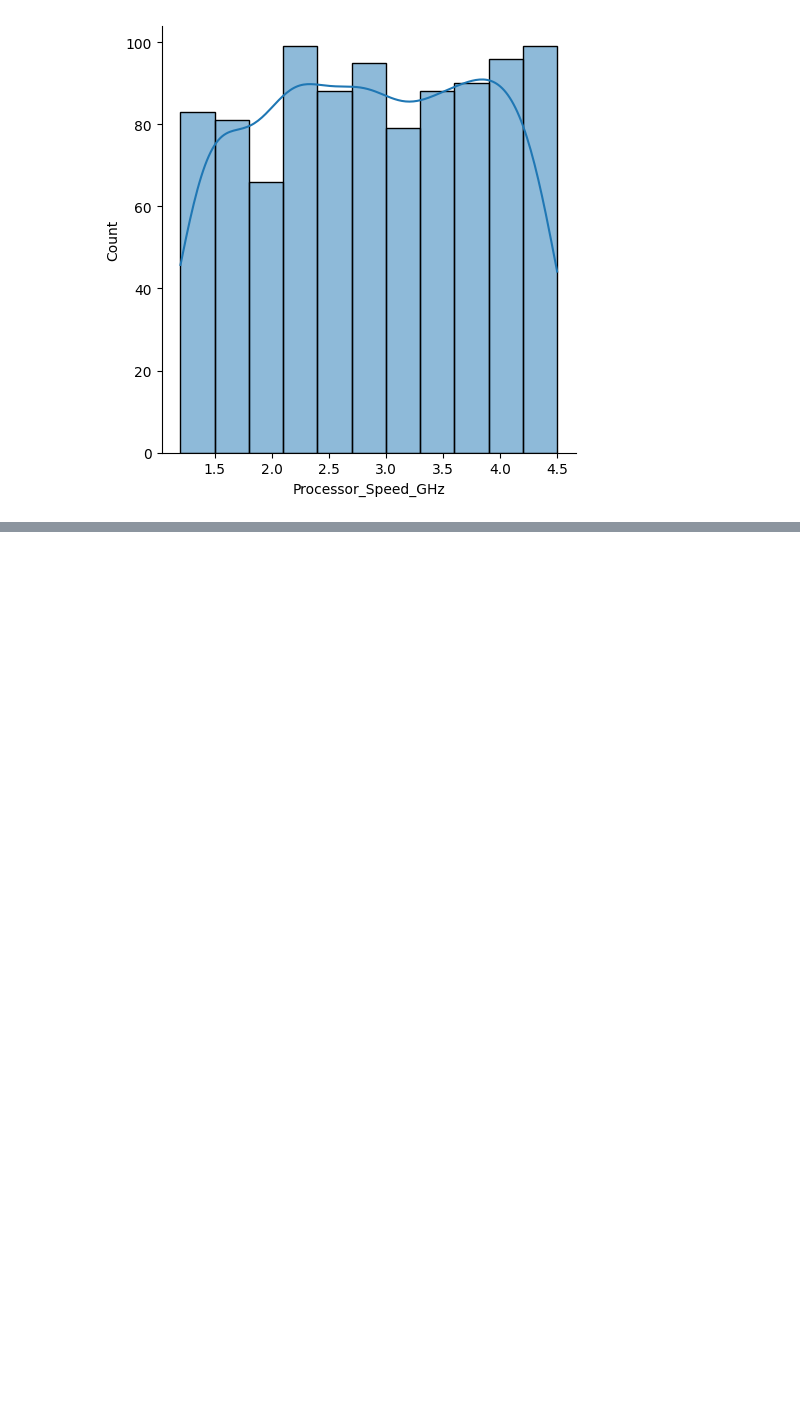
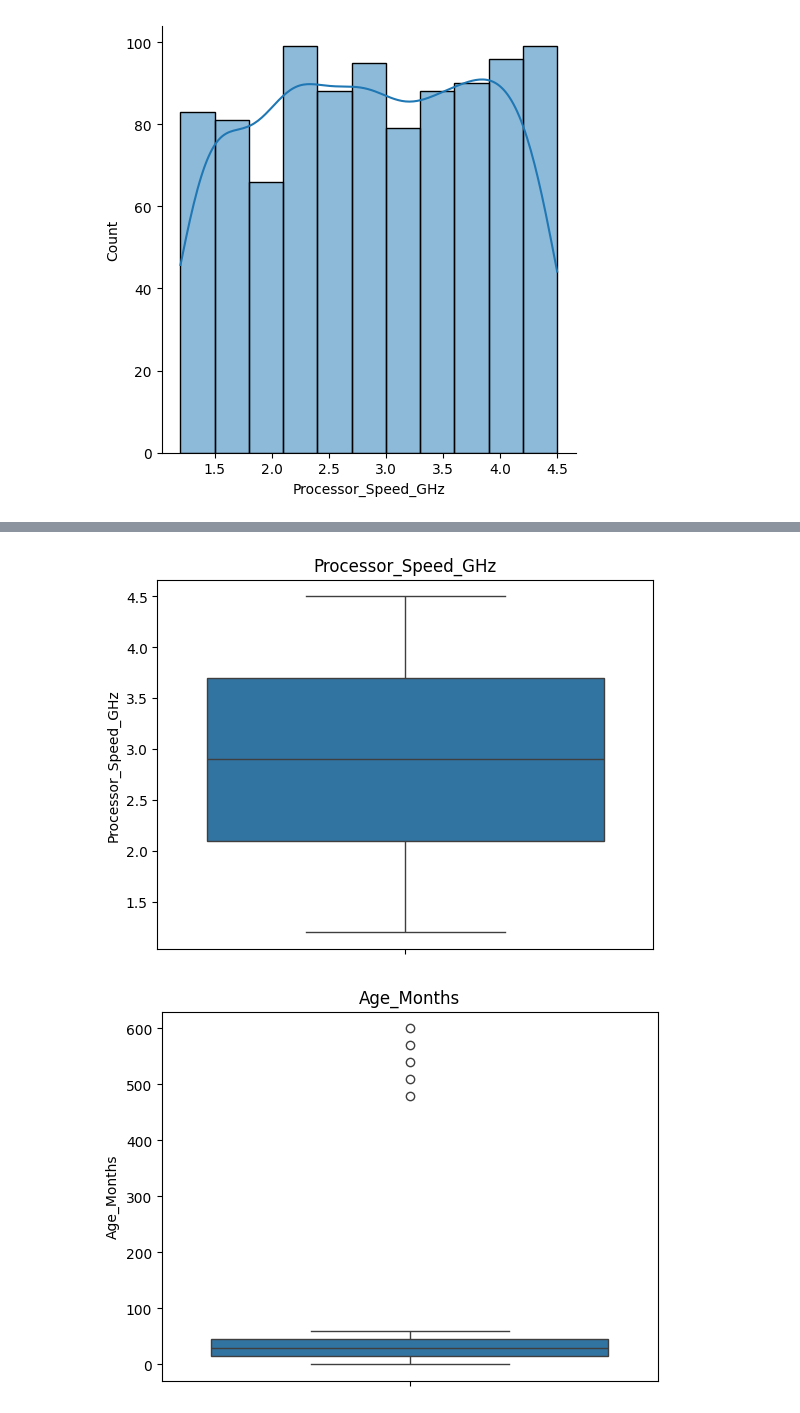
Before and after one commit to vishva0710/ML-From-Scratch, a Jupyter notebook: Machine-Learning/Linear-Regression/find_the_laptop_prices_using_LR.ipynb, the cells around one changed output, grey strips where cells are left out. Cells and saved outputs as stored; diff of their text form; code cells hidden in the pictures; blank space fills up the shorter version.

```diff
--- a/Machine-Learning/Linear-Regression/find_the_laptop_prices_using_LR.ipynb
+++ b/Machine-Learning/Linear-Regression/find_the_laptop_prices_using_LR.ipynb
@@ -45,0 +140,3 @@ Check Duplicates
+# %%
+mean_Battery_Health_Percent=data['Battery_Health_Percent'].mean()
+mean_Battery_Health_Percent
@@ -45,0 +145,2 @@ Check Duplicates
+# %%
+data['Battery_Health_Percent'].fillna(mean_Battery_Health_Percent,inplace=True)
@@ -45,0 +191,2 @@ Check Duplicates
+# %%
+data=data.drop_duplicates()
@@ -45,0 +215,9 @@ Check Duplicates
+# %%
+num_col=data.select_dtypes(include=['int64','float64']).columns
+for col in num_col:
+  sns.boxplot(data[col])
+  plt.title(col)
+  plt.show()
+# %% [output]
+[figure, added]
+[figure, added]
```
Also changed, not shown: parts of 21 cells of this notebook.
